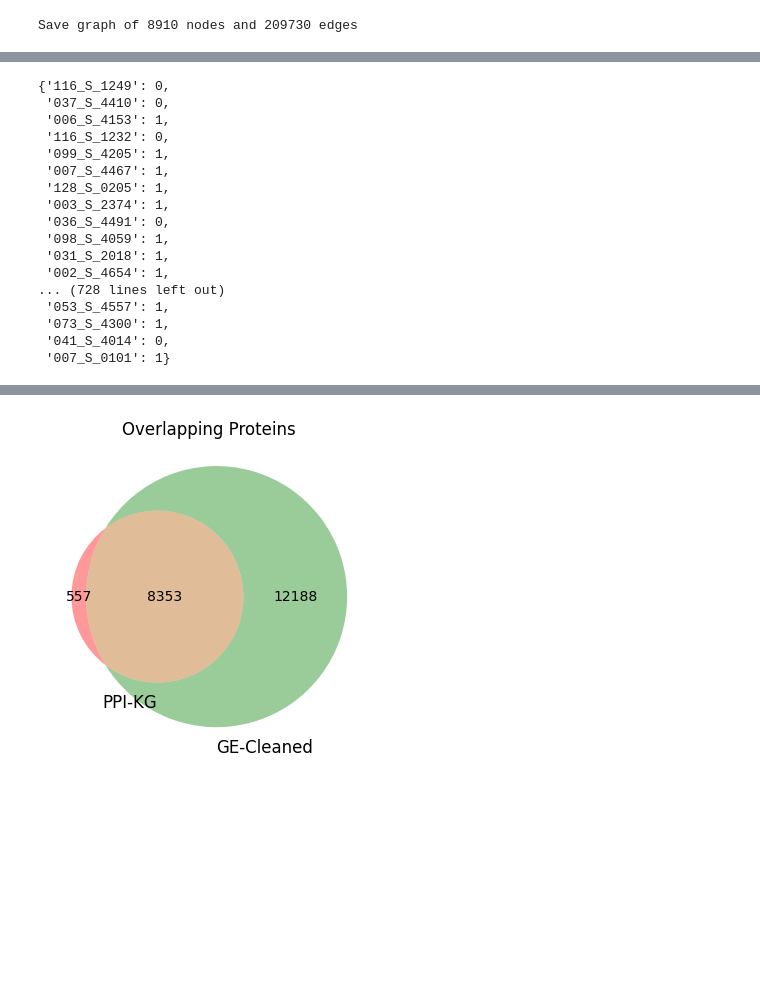
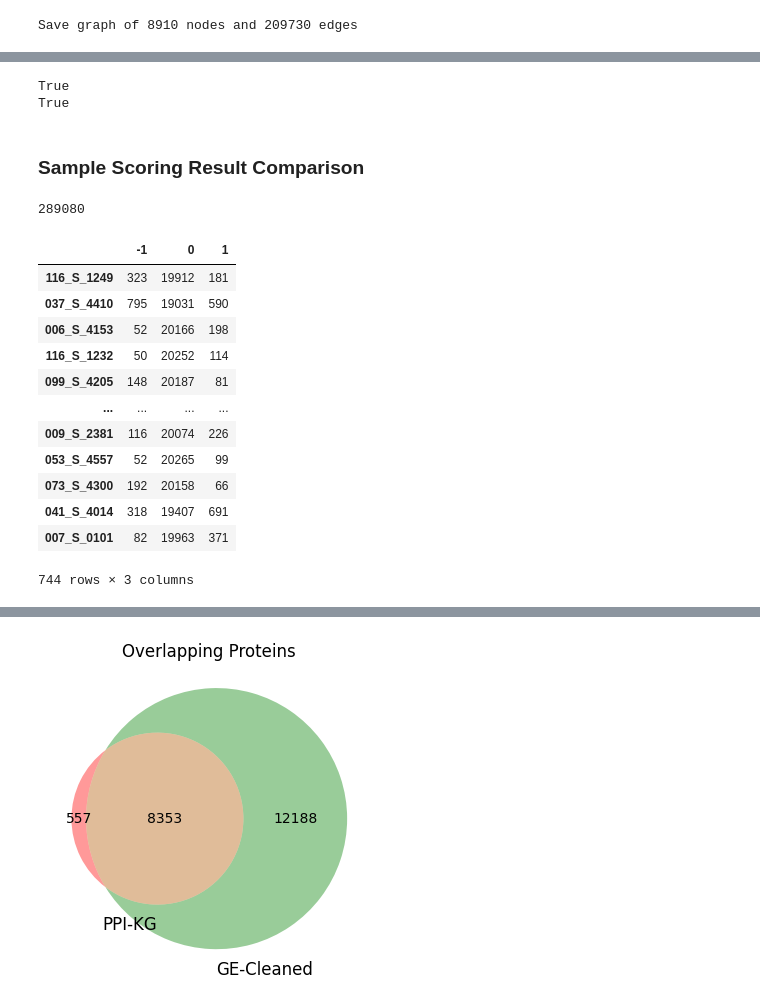
Before and after one commit to Xiaoxuan-Yu-ty/HybridKG, a Jupyter notebook: CLEP_repeat/repeat_resource.ipynb, the cells around one changed output, grey strips where cells are left out. Cells and saved outputs as stored; diff of their text form; code cells hidden in the pictures; blank space fills up the shorter version.

```diff
--- a/CLEP_repeat/repeat_resource.ipynb
+++ b/CLEP_repeat/repeat_resource.ipynb
@@ -99,3 +94,5 @@ len(PPI_Proteins)
 # %%
-sample_scoring = pd.read_csv("../CLEP_repeat/clep_resources/Datasets/ADNI/kge_model/results/sample_scoring.tsv", sep='\t', index_col=0)
-sample_scoring
+clep_scoring_ecdf5 = pd.read_csv("../CLEP_repeat/clep_resources/Datasets/ADNI/threshold/results/5/sample_scoring.tsv", sep=r'[,\t\s]+', engine='python', index_col=0)
+my_scoring_ecdf1 = pd.read_csv("../data/ADNI/old_target/ecdf_1/sample_scoring_ecdf.csv", sep=r'[,\t\s]+', engine='python', index_col=0)
+clep_scoring_ecdf1 = pd.read_csv("../CLEP_repeat/clep_resources/Datasets/ADNI/threshold/results/1/sample_scoring.tsv", sep='\t', index_col=0)
+my_scoring_ecdf5 = pd.read_csv("../data/ADNI/old_target/ecdf_5/sample_scoring_ecdf.csv", sep=r'[,\t\s]+', engine='python', index_col=0)
@@ -138,21 +98,0 @@ len(GE_clep)
-# %%
-sample_label_map = sample_scoring['label'].to_dict()
-sample_label_map
-# %% [output]
-{'116_S_1249': 0,
- '037_S_4410': 0,
- '006_S_4153': 1,
- '116_S_1232': 0,
- '099_S_4205': 1,
- '007_S_4467': 1,
- '128_S_0205': 1,
- '003_S_2374': 1,
- '036_S_4491': 0,
- '098_S_4059': 1,
- '031_S_2018': 1,
- '002_S_4654': 1,
-... (728 lines left out)
- '053_S_4557': 1,
- '073_S_4300': 1,
- '041_S_4014': 0,
- '007_S_0101': 1}
@@ -158,0 +104,37 @@ sample_label_map
+# %%
+# check if the samples and labels the same
+sample_label_map = clep_scoring_ecdf5['label'].to_dict()
+sample_label_map_1 = clep_scoring_ecdf1['label'].to_dict()
+print(sample_label_map == sample_label_map_1)
+
+my_sample_label_map = my_scoring_ecdf1['label'].to_dict()
+print(my_sample_label_map == sample_label_map)
+# %% [output]
+True
+True
+# %% [markdown]
+### Sample Scoring Result Comparison
+# %%
+my_gene_symbols = list(my_scoring_ecdf1.columns)[:-1]
+clep_gene_symbols = list(clep_scoring_ecdf1.columns)[:-1]
+common_columns = set(my_gene_symbols) & set(clep_gene_symbols)
+comparison = clep_scoring_ecdf1[list(common_columns)] == my_scoring_ecdf1[list(common_columns)]
+(~comparison).sum().sum()
+# %% [output]
+289080
+# %%
+my_scoring_ecdf1[list(common_columns)].apply(pd.Series.value_counts, axis=1)
+# %% [output]
+|  | -1 | 0 | 1 |
+| 116_S_1249 | 323 | 19912 | 181 |
+| 037_S_4410 | 795 | 19031 | 590 |
+| 006_S_4153 | 52 | 20166 | 198 |
+| 116_S_1232 | 50 | 20252 | 114 |
+| 099_S_4205 | 148 | 20187 | 81 |
+| ... | ... | ... | ... |
+| 009_S_2381 | 116 | 20074 | 226 |
+| 053_S_4557 | 52 | 20265 | 99 |
+| 073_S_4300 | 192 | 20158 | 66 |
+| 041_S_4014 | 318 | 19407 | 691 |
+| 007_S_0101 | 82 | 19963 | 371 |
+744 rows × 3 columns
```
Also changed, not shown: parts of 32 cells of this notebook, 4 other files.
